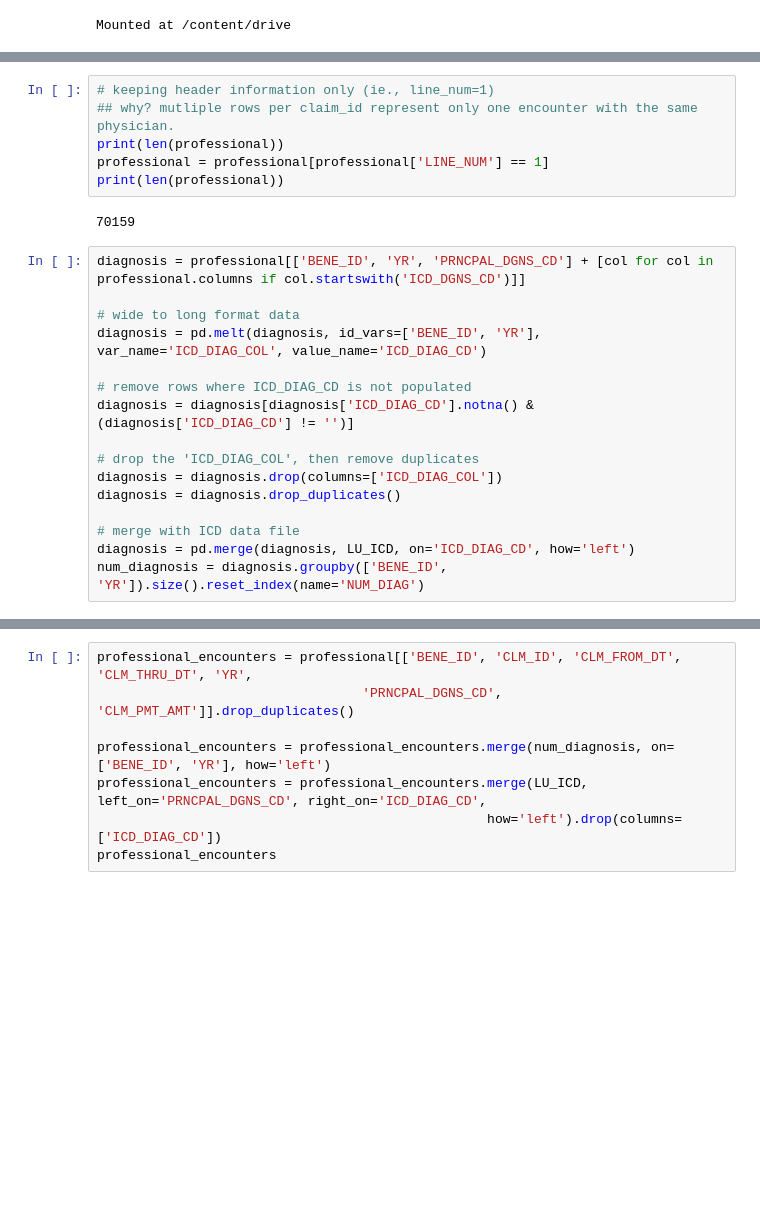
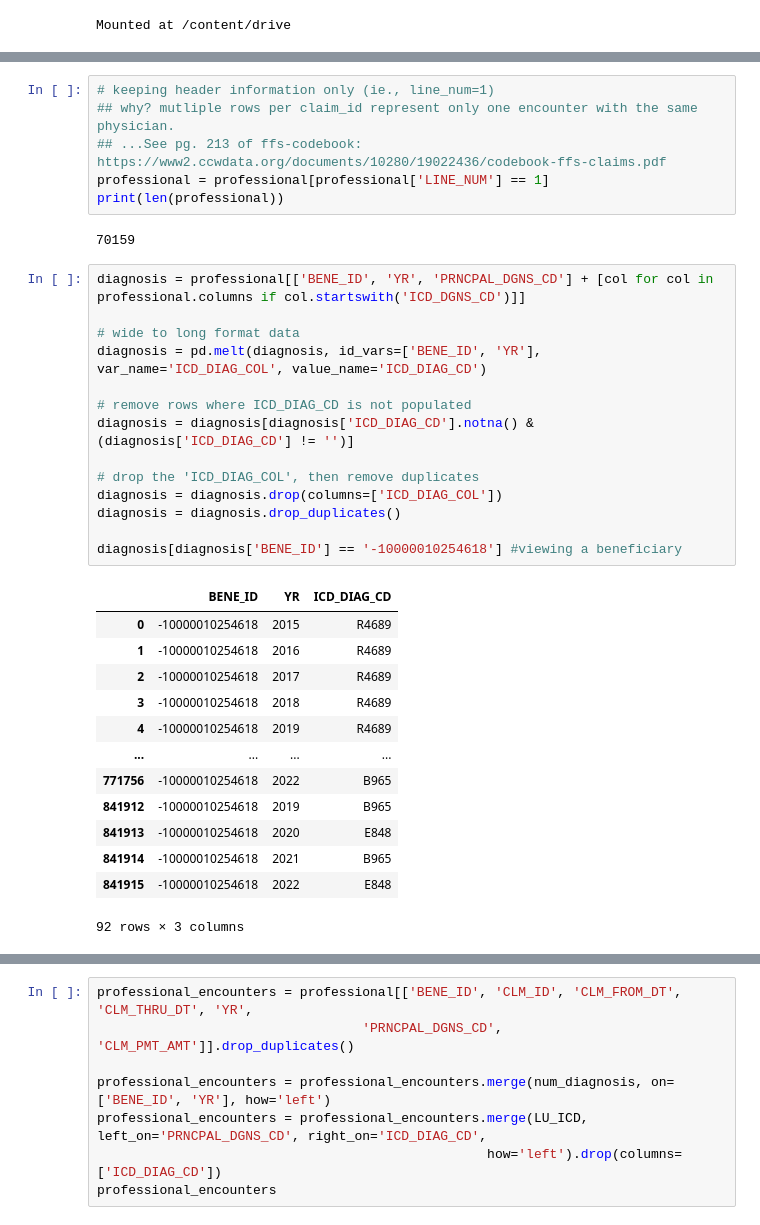
Before and after one commit to benabijah/EHR, a Jupyter notebook: professional_data_preprocessing.ipynb, the cells around one changed output, grey strips where cells are left out. Cells and saved outputs as stored; diff of their text form; blank space fills up the shorter version.

```diff
--- a/professional_data_preprocessing.ipynb
+++ b/professional_data_preprocessing.ipynb
@@ -45,7 +79,7 @@ professional = professional.drop(columns=['CLAIM_DAYS'])
 # %%
 # keeping header information only (ie., line_num=1)
 ## why? mutliple rows per claim_id represent only one encounter with the same physician.
-print(len(professional))
+## ...See pg. 213 of ffs-codebook: https://www2.ccwdata.org/documents/10280/19022436/codebook-ffs-claims.pdf
 professional = professional[professional['LINE_NUM'] == 1]
 print(len(professional))
 # %% [output]
@@ -53,16 +87,28 @@ print(len(professional))
 # %%
 diagnosis = professional[['BENE_ID', 'YR', 'PRNCPAL_DGNS_CD'] + [col for col in professional.columns if col.startswith('ICD_DGNS_CD')]]
 
 # wide to long format data
 diagnosis = pd.melt(diagnosis, id_vars=['BENE_ID', 'YR'], var_name='ICD_DIAG_COL', value_name='ICD_DIAG_CD')
 
 # remove rows where ICD_DIAG_CD is not populated
 diagnosis = diagnosis[diagnosis['ICD_DIAG_CD'].notna() & (diagnosis['ICD_DIAG_CD'] != '')]
 
 # drop the 'ICD_DIAG_COL', then remove duplicates
 diagnosis = diagnosis.drop(columns=['ICD_DIAG_COL'])
 diagnosis = diagnosis.drop_duplicates()
 
-# merge with ICD data file
-diagnosis = pd.merge(diagnosis, LU_ICD, on='ICD_DIAG_CD', how='left')
-num_diagnosis = diagnosis.groupby(['BENE_ID', 'YR']).size().reset_index(name='NUM_DIAG')
+diagnosis[diagnosis['BENE_ID'] == '-10000010254618'] #viewing a beneficiary
+# %% [output]
+|  | BENE_ID | YR | ICD_DIAG_CD |
+| 0 | -10000010254618 | 2015 | R4689 |
+| 1 | -10000010254618 | 2016 | R4689 |
+| 2 | -10000010254618 | 2017 | R4689 |
+| 3 | -10000010254618 | 2018 | R4689 |
+| 4 | -10000010254618 | 2019 | R4689 |
+| ... | ... | ... | ... |
+| 771756 | -10000010254618 | 2022 | B965 |
+| 841912 | -10000010254618 | 2019 | B965 |
+| 841913 | -10000010254618 | 2020 | E848 |
+| 841914 | -10000010254618 | 2021 | B965 |
+| 841915 | -10000010254618 | 2022 | E848 |
+92 rows × 3 columns
```
Also changed, not shown: parts of 8 cells of this notebook.
